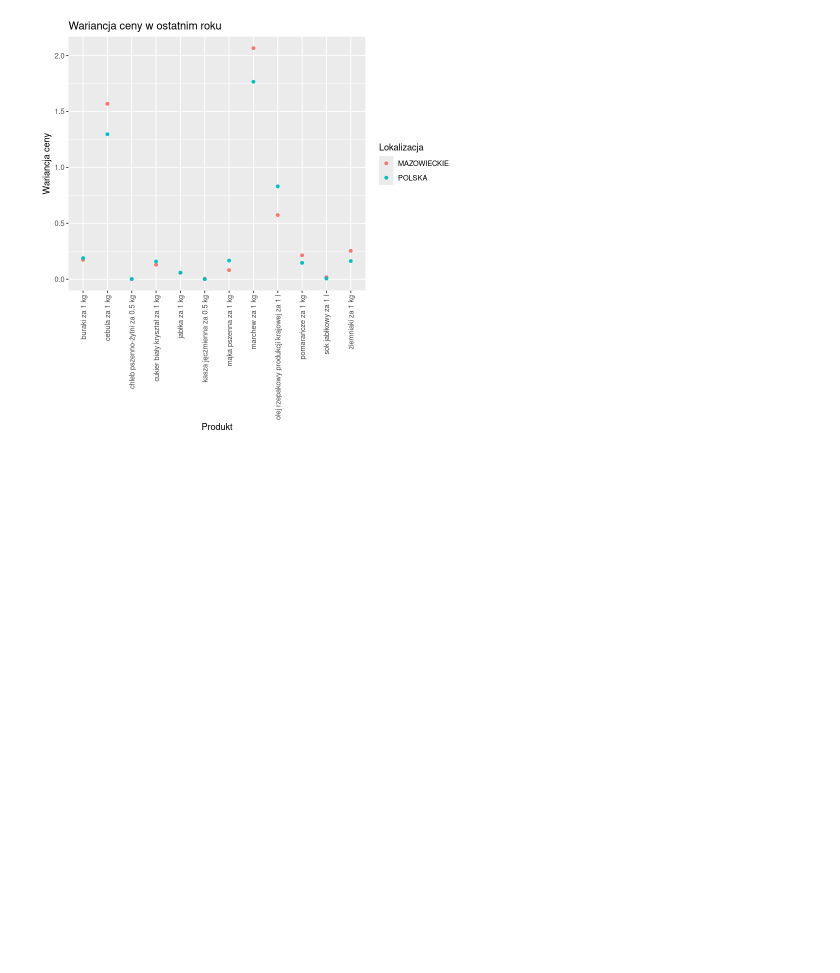
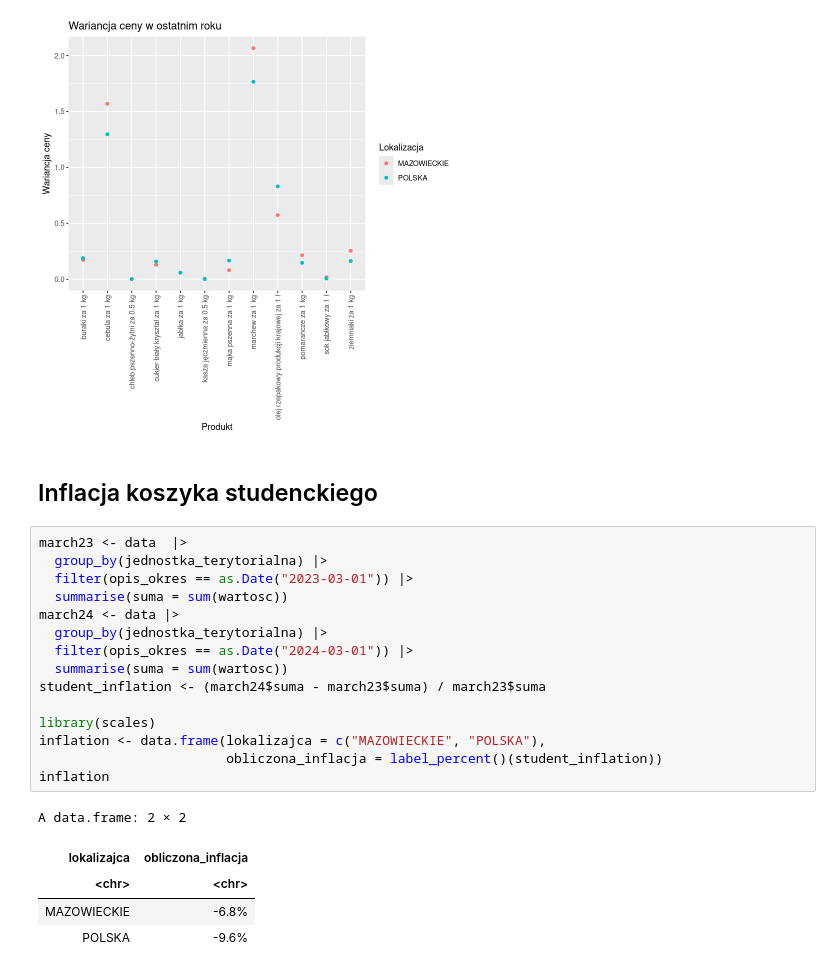
Before and after one commit to JakubDziegielewski/SAD_project_one, a Jupyter notebook: Problem_1/Problem_one.ipynb, the cells around one changed output. Drawn from its saved outputs; the diff is of its cells as text; blank space fills up the shorter version.

```diff
--- a/Problem_1/Problem_one.ipynb
+++ b/Problem_1/Problem_one.ipynb
@@ -82,3 +82,26 @@ plot_additional_meassure(grouped_data, mean, "Średnia cena")
 plot_additional_meassure(grouped_data, var, "Wariancja ceny")
 # %% [output]
 [figure]
+# %% [markdown]
+## Inflacja koszyka studenckiego
+# %%
+march23 <- data  |>
+  group_by(jednostka_terytorialna) |>
+  filter(opis_okres == as.Date("2023-03-01")) |>
+  summarise(suma = sum(wartosc))
+march24 <- data |>
+  group_by(jednostka_terytorialna) |>
+  filter(opis_okres == as.Date("2024-03-01")) |>
+  summarise(suma = sum(wartosc))
+student_inflation <- (march24$suma - march23$suma) / march23$suma
+
+library(scales)
+inflation <- data.frame(lokalizajca = c("MAZOWIECKIE", "POLSKA"),
+                        obliczona_inflacja = label_percent()(student_inflation))
+inflation
+# %% [output]
+A data.frame: 2 × 2
+| lokalizajca | obliczona_inflacja |
+| <chr> | <chr> |
+| MAZOWIECKIE | -6.8% |
+| POLSKA | -9.6% |
```
Also changed, not shown: parts of 1 cell of this notebook.
